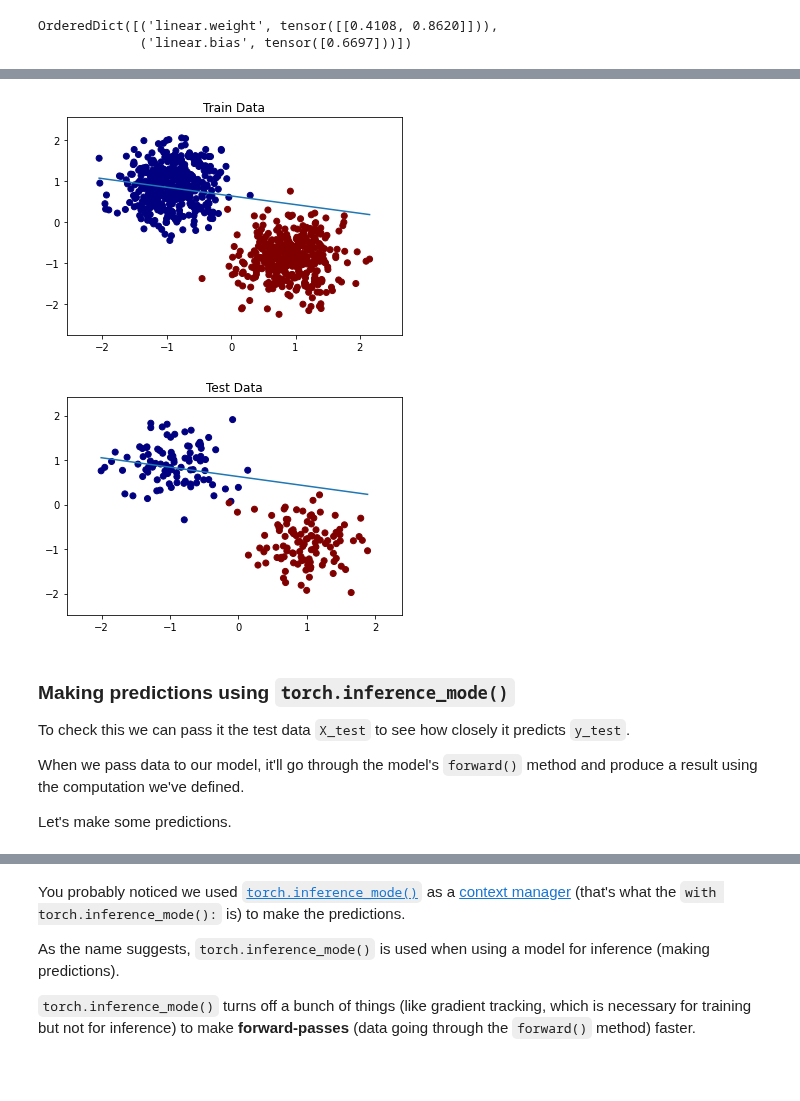
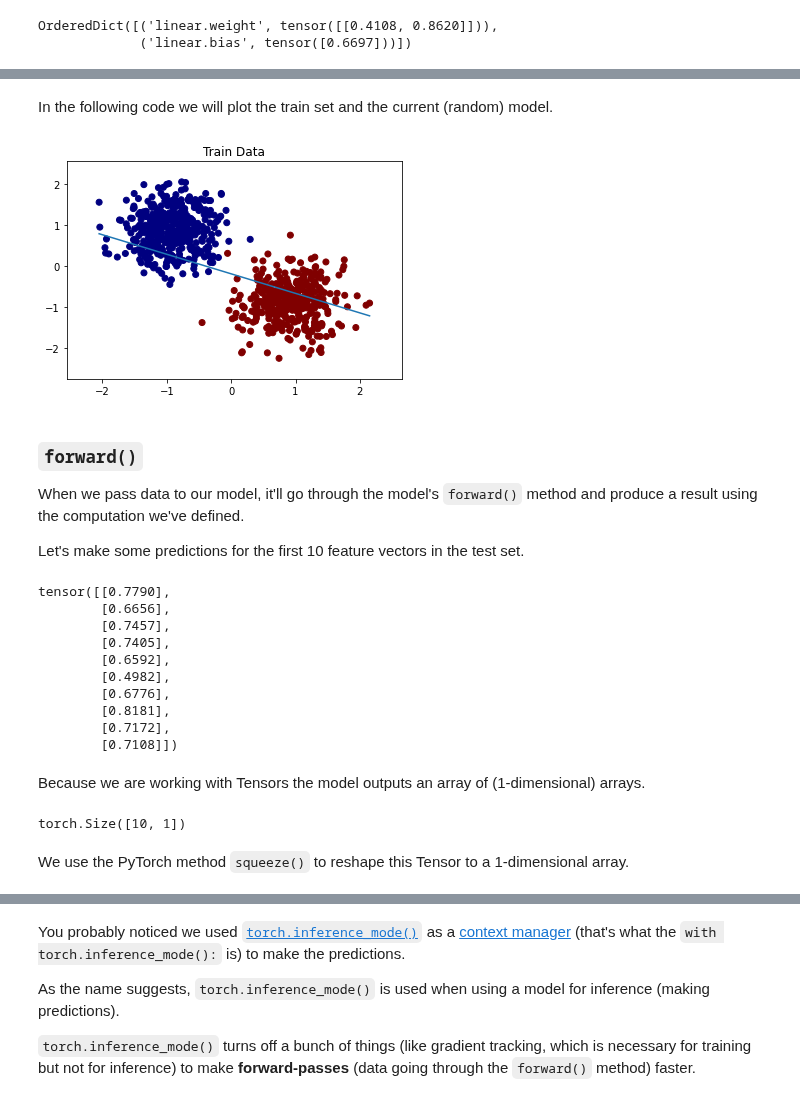
Before and after one commit to sdgroeve/D012554_Machine_Learning_2023, a Jupyter notebook: 01_pytorch_workflow.ipynb, the cells around one changed output, grey strips where cells are left out. Cells and saved outputs as stored; diff of their text form; code cells hidden in the pictures; blank space fills up the shorter version.

```diff
--- a/01_pytorch_workflow.ipynb
+++ b/01_pytorch_workflow.ipynb
@@ -196,34 +187,55 @@ OrderedDict([('linear.weight', tensor([[0.1596, 0.7550]])),
+# %% [markdown]
+In the following code we will plot the train set and the current (random) model.
 # %%
 import matplotlib.pyplot as plt
 import numpy as np
 
 def model_plot(model,X,y,title):
     parm = {}
     b = []
     for name, param in model.named_parameters():
         parm[name]=param.detach().numpy()
 
     w = parm['linear.weight'][0]
     b = parm['linear.bias'][0]
     plt.scatter(X[:, 0], X[:, 1], c=y,cmap='jet')
     u = np.linspace(X[:, 0].min(), X[:, 0].max(), 2)
     plt.plot(u, (0.5-b-w[0]*u)/w[1])
     plt.xlim(X[:, 0].min()-0.5, X[:, 0].max()+0.5)
     plt.ylim(X[:, 1].min()-0.5, X[:, 1].max()+0.5)
     plt.title(title)
     plt.show()
 
-
-# Train Data
-model_plot(model_0,X_train,y_train,'Train Data')
-model_plot(model_0,X_test,y_test,'Test Data')
+model_plot(model,X_train,y_train,'Train Data')
 # %% [output]
-[figure, old version]
+[figure, new version]
-[figure, removed]
 # %% [markdown]
-### Making predictions using `torch.inference_mode()`
-To check this we can pass it the test data `X_test` to see how closely it predicts `y_test`.
+### `forward()`
 
 When we pass data to our model, it'll go through the model's `forward()` method and produce a result using the computation we've defined.
 
-Let's make some predictions.
+Let's make some predictions for the first 10 feature vectors in the test set.
+# %%
+with torch.inference_mode():
+    predictions = model(X_test[:10])
+
+predictions
+# %% [output]
+tensor([[0.7790],
+        [0.6656],
+        [0.7457],
+        [0.7405],
+        [0.6592],
+        [0.4982],
+        [0.6776],
+        [0.8181],
+        [0.7172],
+        [0.7108]])
+# %% [markdown]
+Because we are working with Tensors the model outputs an array of (1-dimensional) arrays.
+# %%
+predictions.shape
+# %% [output]
+torch.Size([10, 1])
+# %% [markdown]
+We use the PyTorch method `squeeze()` to reshape this Tensor to a 1-dimensional array.
```
Also changed, not shown: parts of 11 cells of this notebook.
